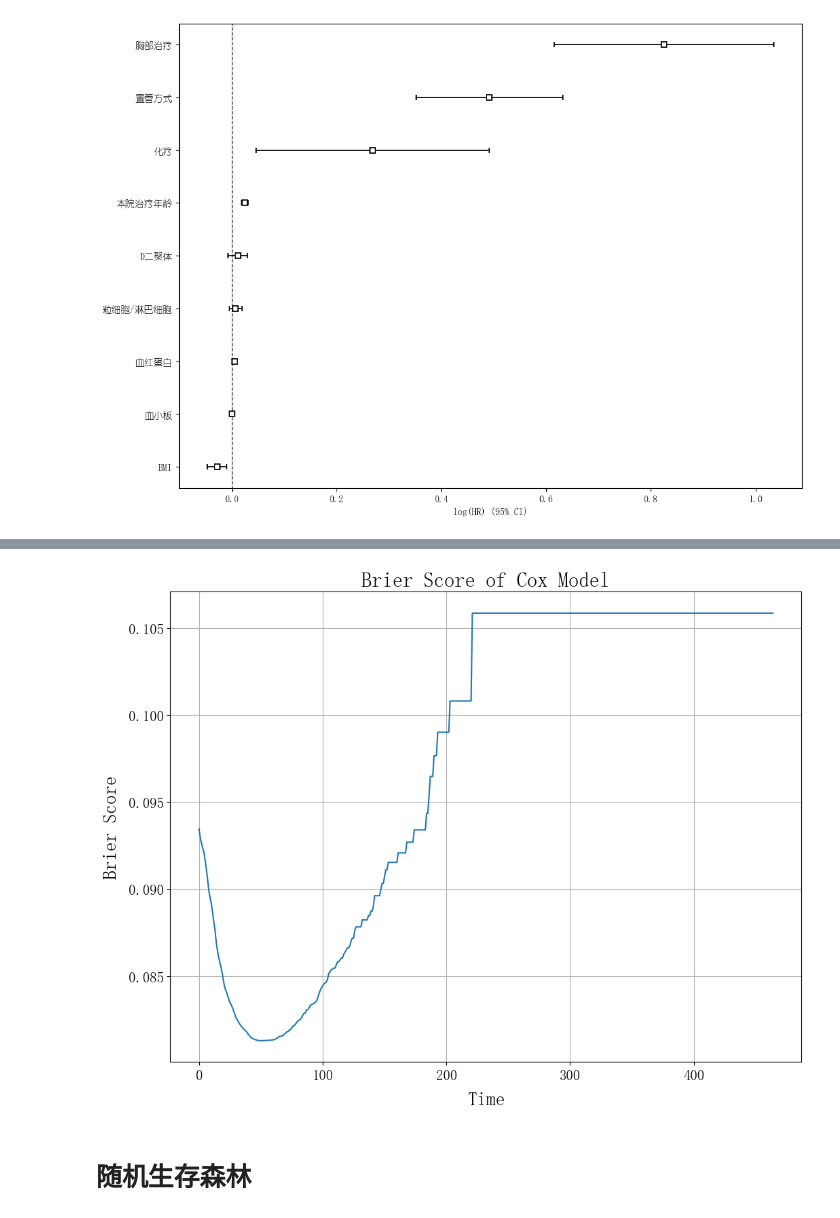
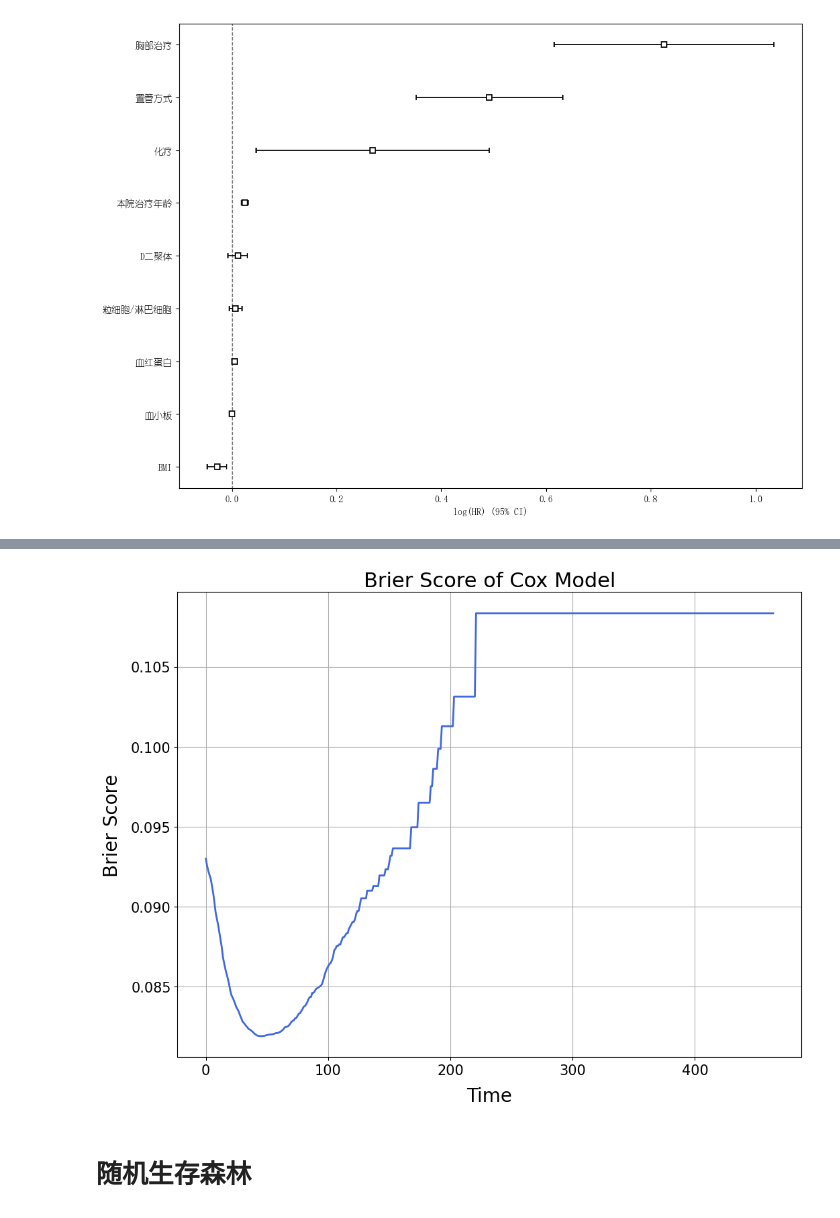
Before and after one commit to ssssszj/Tumor_prediction, a Jupyter notebook: cmpmodel.ipynb, the cells around one changed output, grey strips where cells are left out. Cells and saved outputs as stored; diff of their text form; code cells hidden in the pictures.

```diff
--- a/cmpmodel.ipynb
+++ b/cmpmodel.ipynb
@@ -390,19 +395,20 @@ concordance_index(test_set['time'],-cph.predict_partial_hazard(test_set),test_se
 # %%
 loss_dict = {}
 for i in certain_prob.index:
     brier_score = brier_score_loss(test_set['event'],1-np.array(certain_prob.loc[i]),pos_label=1)
     loss_dict[i] = [brier_score]
 
+plt.rc('font',family='sans-serif')
 loss_df = pd.DataFrame(loss_dict).T
 fig,ax = plt.subplots(figsize=(12,9))
-ax.plot(loss_df.index,loss_df)
+ax.plot(loss_df.index,loss_df,linewidth=2,color='royalblue')
 ax.set_xlabel('Time',fontsize=20,labelpad=10)
 ax.set_ylabel('Brier Score',fontsize=20,labelpad=10)
 ax.set_title('Brier Score of Cox Model',fontsize=22)
-ax.
+ax.tick_params(axis='both',labelsize=15)
 ax.grid()
 # %% [output]
-[figure, old version]
+[figure, new version]
 # %% [markdown]
 # 随机生存森林
 # %%
```
Also changed, not shown: parts of 25 cells of this notebook, 1 other file.
